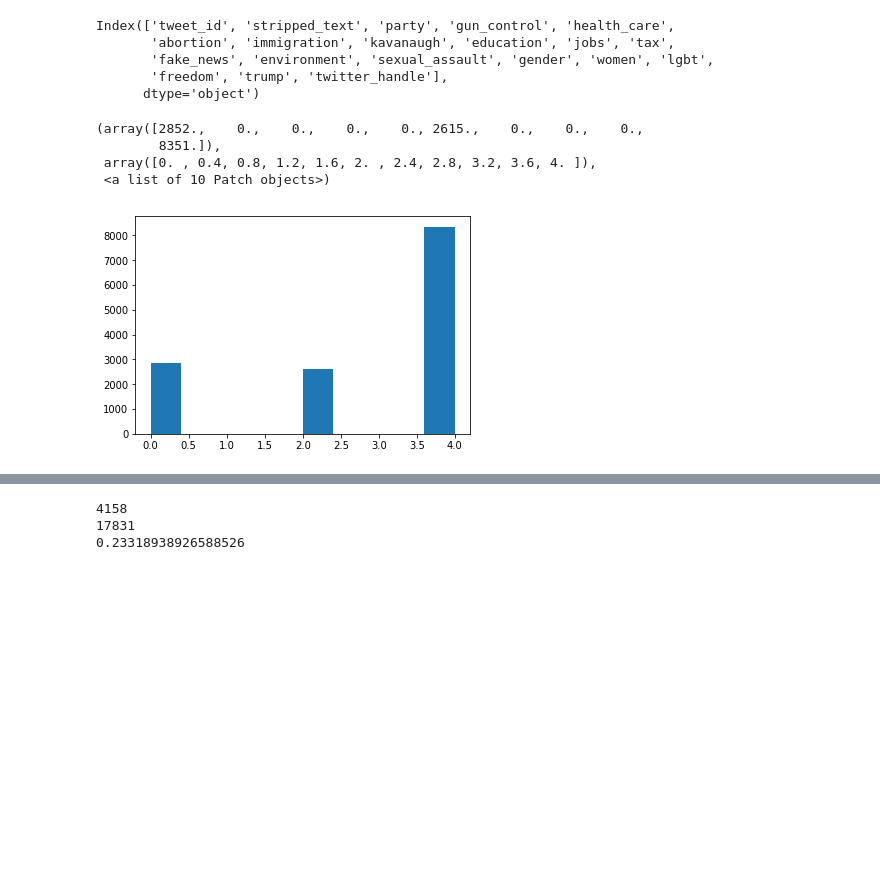
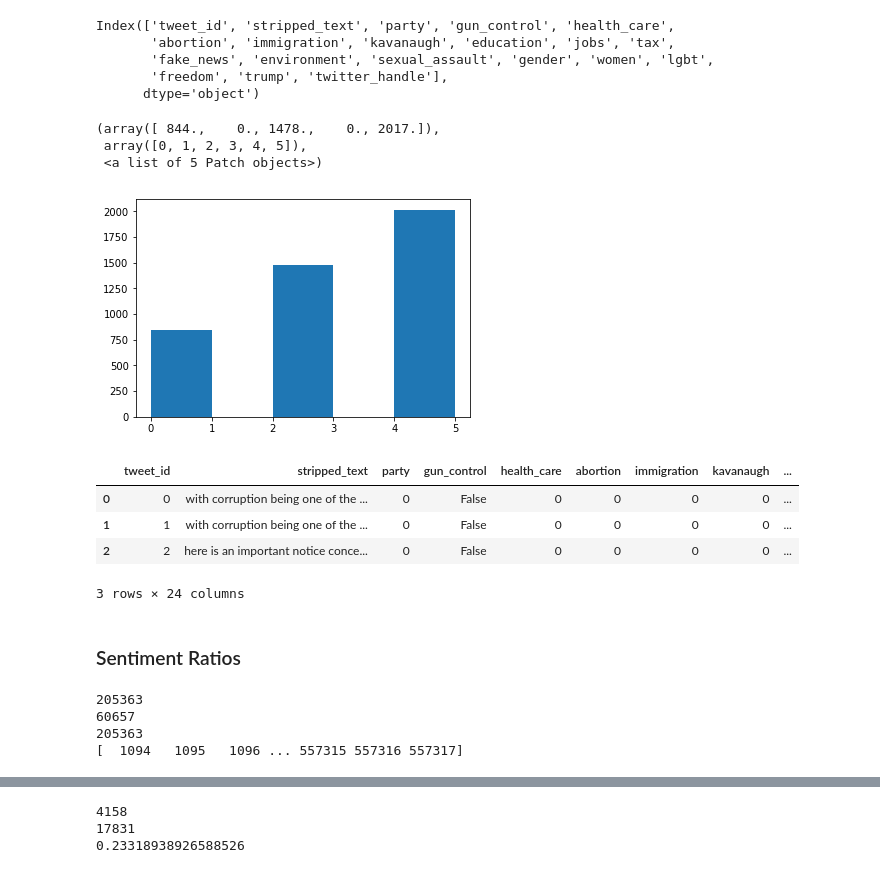
Before and after one commit to charles-tan/POCA, a Jupyter notebook: notebooks/topics_analysis.ipynb, the cells around one changed output, grey strips where cells are left out. Cells and saved outputs as stored; diff of their text form; code cells hidden in the pictures; blank space fills up the shorter version.

```diff
--- a/notebooks/topics_analysis.ipynb
+++ b/notebooks/topics_analysis.ipynb
@@ -7,6 +7,10 @@ dem_df = pd.read_csv('../data/post_dem_candidates_with_tweet_topics.csv', encodi
 rep_df = pd.read_csv('../data/post_rep_candidates_with_tweet_topics.csv', encoding="ISO-8859-1").dropna(subset=['primary_pctg'])
 tweets_with_topics = pd.read_csv('../data/tweet_data/tweets_with_topics_post.csv', index_col=False)
 sa_all_tweets = pd.read_csv('../data/tweet_data/sa_all_tweets_post.csv', index_col=False)
+sa_tweets_raw = pd.read_csv('../data/tweet_data/test_results.tsv', sep='\t', names = ["neg_prob", "neutral_prob", "pos_prob"])
+sa_all_tweets['neg_prob'] = sa_tweets_raw.neg_prob
+sa_all_tweets['neutral_prob'] = sa_tweets_raw.neutral_prob
+sa_all_tweets['pos_prob'] = sa_tweets_raw.pos_prob
 
 all_tweets_cleaned = pd.read_csv('../data/tweet_data/all_tweets_cleaned.csv', index_col=False)
 dem_df['sentiment'] = dem_df['sentiment'].fillna(0)
@@ -33,6 +111,6 @@ Index(['tweet_id', 'stripped_text', 'twitter_handle', 'sentiment'], dtype='objec
 # %%
 tweets_with_topics = tweets_with_topics.rename(index=str, columns={"tweet_idx": "tweet_id"})
-tweets_topic_sa = tweets_with_topics.merge(sa_all_tweets[['tweet_id', 'sentiment']], on=['tweet_id'], how='left')
+tweets_topic_sa = tweets_with_topics.merge(sa_all_tweets[['tweet_id', 'sentiment', 'neg_prob', 'neutral_prob', 'pos_prob']], on=['tweet_id'], how='left')
 # %%
 print(len(tweets_topic_sa[tweets_topic_sa['sentiment'].isna()]))
 print(len(tweets_topic_sa))
@@ -192,11 +270,30 @@ Index(['tweet_id', 'stripped_text', 'party', 'gun_control', 'health_care',
       dtype='object')
 # %%
 fig, axs = plt.subplots(1)
-rep = tweets_topic_sa[(tweets_topic_sa['trump'] == 1) & tweets_topic_sa['party'] == 1].sentiment
-axs.hist(rep)
+rep = tweets_topic_sa[(tweets_topic_sa['immigration'] == 1) & tweets_topic_sa['party'] == 1].sentiment
+axs.hist(rep, bins=[0, 1, 2, 3, 4, 5])
 # %% [output]
-(array([2852.,    0.,    0.,    0.,    0., 2615.,    0.,    0.,    0.,
-        8351.]),
- array([0. , 0.4, 0.8, 1.2, 1.6, 2. , 2.4, 2.8, 3.2, 3.6, 4. ]),
- <a list of 10 Patch objects>)
+(array([ 844.,    0., 1478.,    0., 2017.]),
+ array([0, 1, 2, 3, 4, 5]),
+ <a list of 5 Patch objects>)
-[figure, old version]
+[figure, new version]
+# %%
+tweets_topic_sa.head(3)
+# %% [output]
+|  | tweet_id | stripped_text | party | gun_control | health_care | abortion | immigration | kavanaugh | ... |
+| 0 | 0 | with corruption being one of the ... | 0 | False | 0 | 0 | 0 | 0 | ... |
+| 1 | 1 | with corruption being one of the ... | 0 | False | 0 | 0 | 0 | 0 | ... |
+| 2 | 2 | here is an important notice conce... | 0 | False | 0 | 0 | 0 | 0 | ... |
+3 rows × 24 columns
+# %% [markdown]
+### Sentiment Ratios
+# %%
+print(len(tweet_id_winners))
+print(len(rep_winners))
+print(len(tweets_topic_sa[tweets_topic_sa['tweet_id'].isin(set(tweet_id_winners))]))
+print(tweet_id_winners)
+# %% [output]
+205363
+60657
+205363
+[  1094   1095   1096 ... 557315 557316 557317]
```
Also changed, not shown: parts of 19 cells of this notebook, 3 other files.
